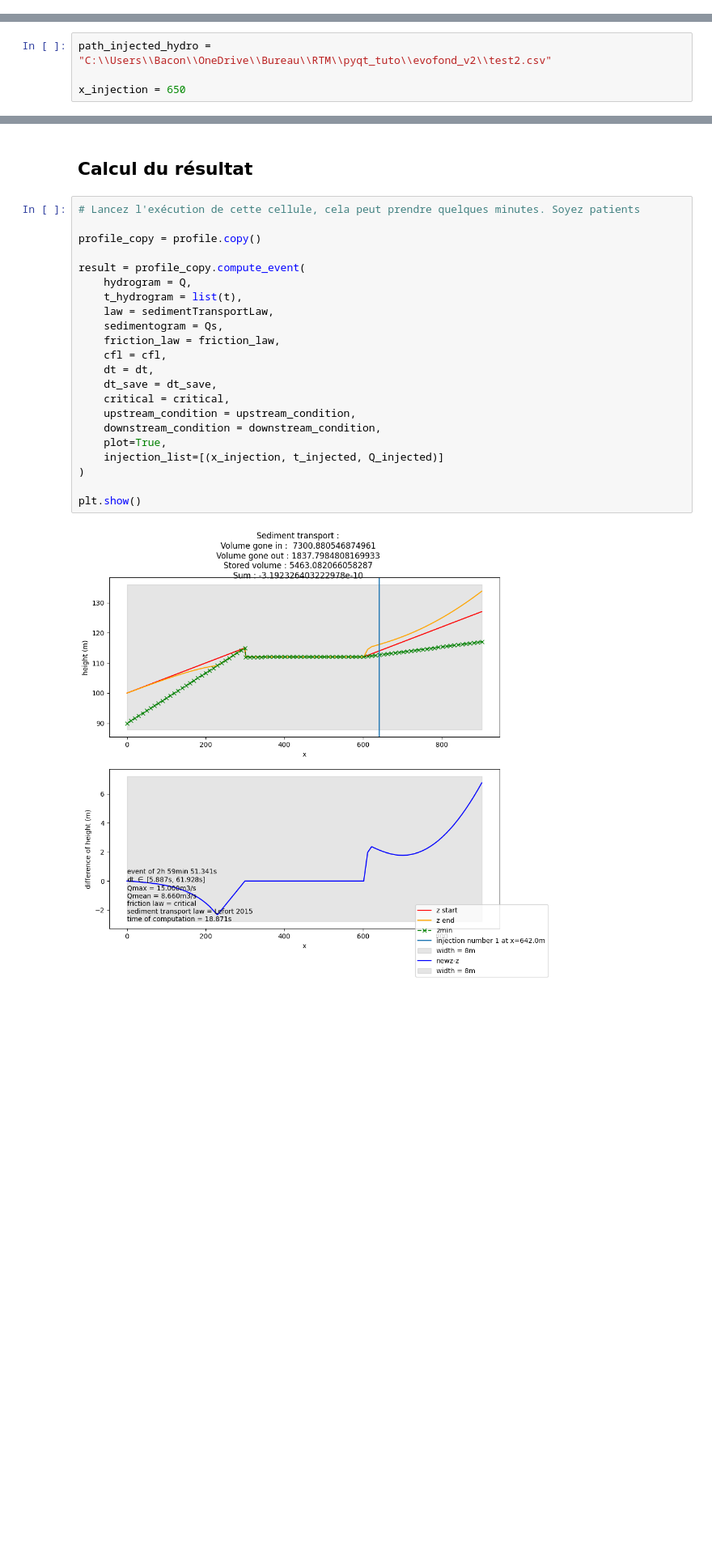
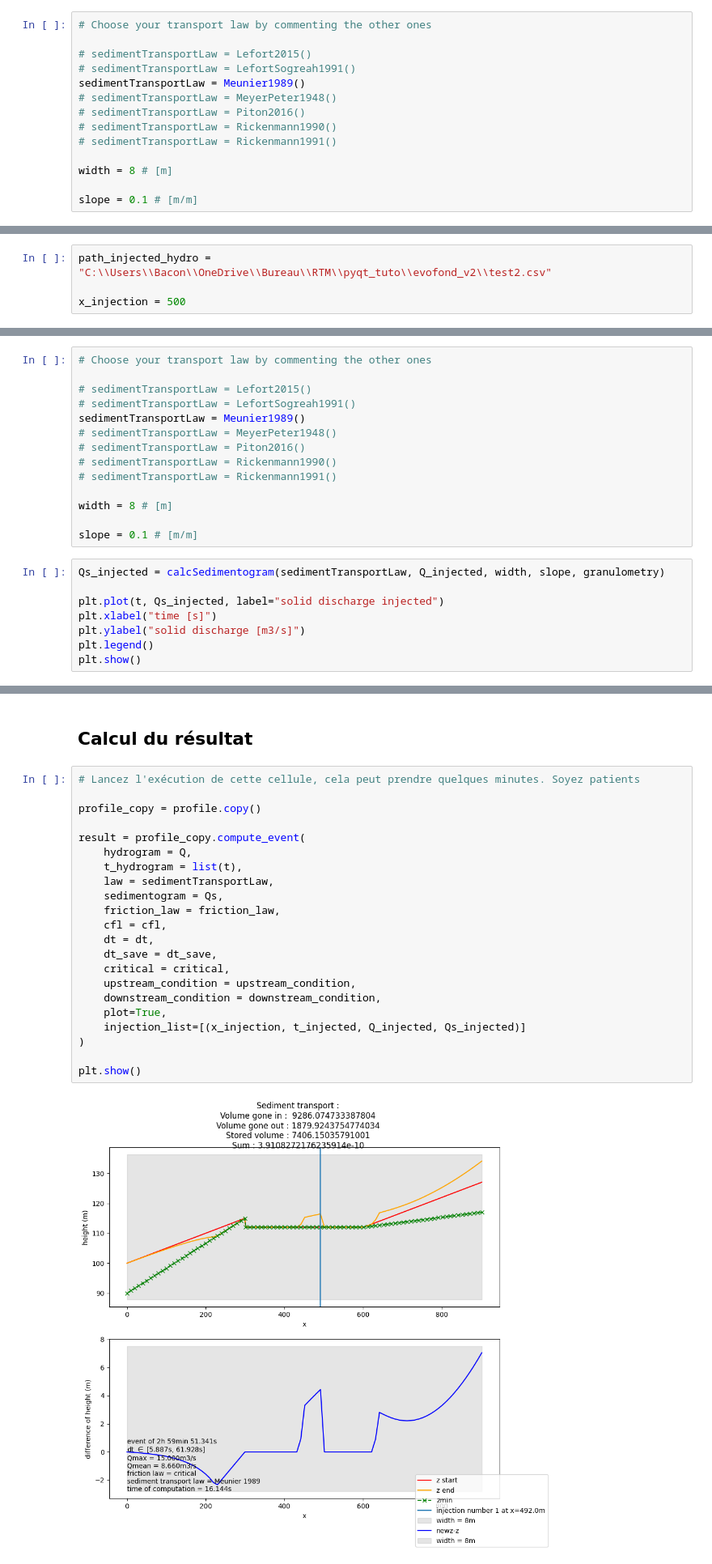
Before and after one commit to sambcn/evofond_v2, a Jupyter notebook: src/main/python/brouillon_pour_injection.ipynb, the cells around one changed output, grey strips where cells are left out. Shown at 81% size. Cells and saved outputs as stored; diff of their text form; blank space fills up the shorter version.

Commit message:
Ajout de l'injection solide dans le notebook, correction de la clé "saved" pour le dictionnaire de résultats.

```diff
--- a/src/main/python/brouillon_pour_injection.ipynb
+++ b/src/main/python/brouillon_pour_injection.ipynb
@@ -98,0 +102,14 @@ plt.show()
+# %%
+# Choose your transport law by commenting the other ones
+
+# sedimentTransportLaw = Lefort2015()
+# sedimentTransportLaw = LefortSogreah1991()
+sedimentTransportLaw = Meunier1989()
+# sedimentTransportLaw = MeyerPeter1948()
+# sedimentTransportLaw = Piton2016()
+# sedimentTransportLaw = Rickenmann1990()
+# sedimentTransportLaw = Rickenmann1991()
+
+width = 8 # [m]
+
+slope = 0.1 # [m/m]
@@ -101,7 +128,7 @@ plt.show()
 # %%
 path_injected_hydro = "C:\\Users\\Bacon\\OneDrive\\Bureau\\RTM\\pyqt_tuto\\evofond_v2\\test2.csv"
 
-x_injection = 650
+x_injection = 500
 # %%
 if x_injection < min(profile.get_x_list()) or x_injection > max(profile.get_x_list()):
     raise ValueError(f"the abscissa must be between {min(profile.get_x_list())} and {max(profile.get_x_list())}")
@@ -143,0 +147,22 @@ plt.show()
+# %%
+# Choose your transport law by commenting the other ones
+
+# sedimentTransportLaw = Lefort2015()
+# sedimentTransportLaw = LefortSogreah1991()
+sedimentTransportLaw = Meunier1989()
+# sedimentTransportLaw = MeyerPeter1948()
+# sedimentTransportLaw = Piton2016()
+# sedimentTransportLaw = Rickenmann1990()
+# sedimentTransportLaw = Rickenmann1991()
+
+width = 8 # [m]
+
+slope = 0.1 # [m/m]
+# %%
+Qs_injected = calcSedimentogram(sedimentTransportLaw, Q_injected, width, slope, granulometry)
+
+plt.plot(t, Qs_injected, label="solid discharge injected")
+plt.xlabel("time [s]")
+plt.ylabel("solid discharge [m3/s]")
+plt.legend()
+plt.show()
@@ -162,24 +189,24 @@ dt_save = 60 # [s]
 # %%
 # Lancez l'exécution de cette cellule, cela peut prendre quelques minutes. Soyez patients
 
 profile_copy = profile.copy()
 
 result = profile_copy.compute_event(
     hydrogram = Q,
     t_hydrogram = list(t),
     law = sedimentTransportLaw,
     sedimentogram = Qs,
     friction_law = friction_law,
     cfl = cfl,
     dt = dt,
     dt_save = dt_save,
     critical = critical,
     upstream_condition = upstream_condition,
     downstream_condition = downstream_condition,
     plot=True,
-    injection_list=[(x_injection, t_injected, Q_injected)]
+    injection_list=[(x_injection, t_injected, Q_injected, Qs_injected)]
 )
 
 plt.show()
 # %% [output]
-[figure, old version]
+[figure, new version]
```
Also changed, not shown: parts of 13 cells of this notebook, 3 other files.
